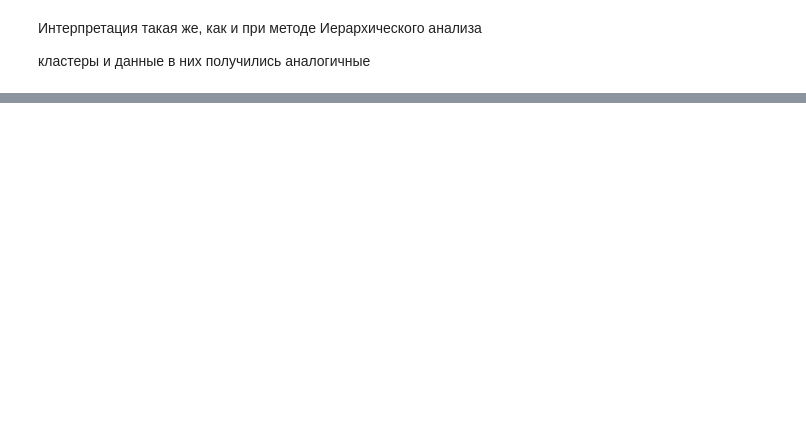
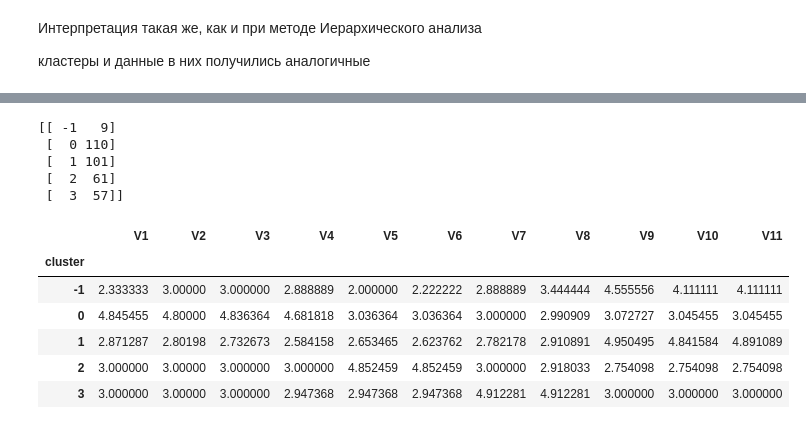
Before and after one commit to potyomin/DA_on_python_labs, a Jupyter notebook: notebooks/lab_1_1.ipynb, the cells around one changed output, grey strips where cells are left out. Cells and saved outputs as stored; diff of their text form; code cells hidden in the pictures; blank space fills up the shorter version.

```diff
--- a/notebooks/lab_1_1.ipynb
+++ b/notebooks/lab_1_1.ipynb
@@ -426,0 +429,3 @@ df.groupby('cluster').mean()
+# %%
+df = pd.read_csv(FILE_LOLLIPOPS, encoding=ENCODINGS[0], sep=';')
+df.head()
@@ -426,0 +443,26 @@ df.groupby('cluster').mean()
+# %%
+eps= [0.95, 1, 1.25, 1.5, 1.75, 2, 2.25, 2.5, 2.75, 3, 3.25, 3.5, 3.75, 4]
+min_samples = [2, 3, 4, 5, 10, 15, 20, 25]
+
+sil_avg = []
+max_value = [0, 0, 0, -1]
+# %%
+for i in range(len(eps)):
+    for j in range(len(min_samples)):
+
+        db = DBSCAN(min_samples = min_samples[j], eps =eps[i]).fit(df)
+
+        labels = db.labels_
+
+        n_clusters_ = len(set(labels)) - (1 if -1 in labels else 0)
+
+        if n_clusters_ > 1:
+            silhouette_avg = metrics.silhouette_score(df, labels)
+            if silhouette_avg > max_value[3]:
+                max_value=(eps[i], min_samples[j], n_clusters_, silhouette_avg)
+            sil_avg.append(silhouette_avg)
+
+print("epsilon=", max_value[0],
+      "\nmin_sample=", max_value[1],
+      "\nnumber of clusters=", max_value[2],
+      "\naverage silhouette score= %.4f" % max_value[3])
@@ -426,0 +474,7 @@ df.groupby('cluster').mean()
+# %%
+dbscan = DBSCAN(eps=max_value[0], metric='euclidean', min_samples=max_value[1], algorithm= 'brute')
+
+dbscan.fit(df)
+
+unique, counts = np.unique(dbscan.labels_, return_counts=True)
+print(np.asarray((unique, counts)).T)
@@ -426,0 +499,22 @@ df.groupby('cluster').mean()
+# %%
+dbscan_1 = DBSCAN(eps=2.0, metric='euclidean', min_samples=8, algorithm= 'brute')
+dbscan_1.fit(df)
+
+unique, counts = np.unique(dbscan_1.labels_, return_counts=True)
+print(np.asarray((unique, counts)).T)
+
+df['cluster'] = dbscan_1.labels_
+df.groupby('cluster').mean()
+# %% [output]
+[[ -1   9]
+ [  0 110]
+ [  1 101]
+ [  2  61]
+ [  3  57]]
+|  | V1 | V2 | V3 | V4 | V5 | V6 | V7 | V8 | V9 | V10 | V11 |
+| cluster |  |  |  |  |  |  |  |  |  |  |  |
+| -1 | 2.333333 | 3.00000 | 3.000000 | 2.888889 | 2.000000 | 2.222222 | 2.888889 | 3.444444 | 4.555556 | 4.111111 | 4.111111 |
+| 0 | 4.845455 | 4.80000 | 4.836364 | 4.681818 | 3.036364 | 3.036364 | 3.000000 | 2.990909 | 3.072727 | 3.045455 | 3.045455 |
+| 1 | 2.871287 | 2.80198 | 2.732673 | 2.584158 | 2.653465 | 2.623762 | 2.782178 | 2.910891 | 4.950495 | 4.841584 | 4.891089 |
+| 2 | 3.000000 | 3.00000 | 3.000000 | 3.000000 | 4.852459 | 4.852459 | 3.000000 | 2.918033 | 2.754098 | 2.754098 | 2.754098 |
+| 3 | 3.000000 | 3.00000 | 3.000000 | 2.947368 | 2.947368 | 2.947368 | 4.912281 | 4.912281 | 3.000000 | 3.000000 | 3.000000 |
```
Also changed, not shown: parts of 6 cells of this notebook.
